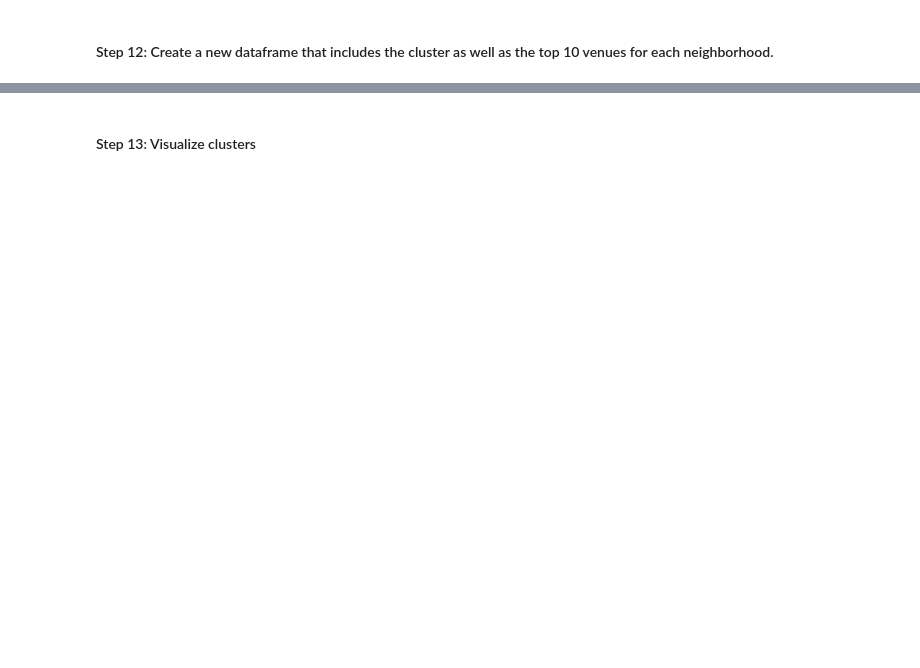
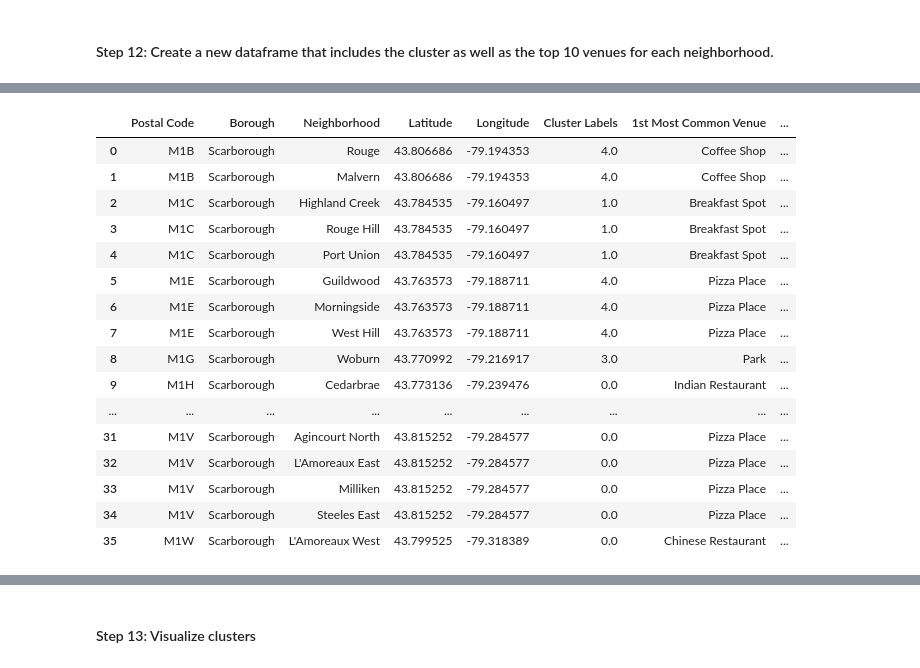
Before and after one commit to mojalica/Toronto-Neighborhoods, a Jupyter notebook: Toronto-Neighborhood-Clustering-3.ipynb, the cells around one changed output, grey strips where cells are left out. Cells and saved outputs as stored; diff of their text form; code cells hidden in the pictures; blank space fills up the shorter version.

```diff
--- a/Toronto-Neighborhood-Clustering-3.ipynb
+++ b/Toronto-Neighborhood-Clustering-3.ipynb
@@ -558,0 +580,26 @@ scarborough_merged.head() # check the last columns!
+# %%
+#Remove rows with NaN entries
+# True target = any column entry with 'NaN' --> it is only one entry with Postal Code M1X
+indexNames = scarborough_merged[ scarborough_merged['Postal Code'] == 'M1X' ].index
+
+# Deletes thise row indexes from dataFrame
+scarborough_merged.drop(indexNames , inplace=True)
+scarborough_merged
+# %% [output]
+|  | Postal Code | Borough | Neighborhood | Latitude | Longitude | Cluster Labels | 1st Most Common Venue | ... |
+| 0 | M1B | Scarborough | Rouge | 43.806686 | -79.194353 | 4.0 | Coffee Shop | ... |
+| 1 | M1B | Scarborough | Malvern | 43.806686 | -79.194353 | 4.0 | Coffee Shop | ... |
+| 2 | M1C | Scarborough | Highland Creek | 43.784535 | -79.160497 | 1.0 | Breakfast Spot | ... |
+| 3 | M1C | Scarborough | Rouge Hill | 43.784535 | -79.160497 | 1.0 | Breakfast Spot | ... |
+| 4 | M1C | Scarborough | Port Union | 43.784535 | -79.160497 | 1.0 | Breakfast Spot | ... |
+| 5 | M1E | Scarborough | Guildwood | 43.763573 | -79.188711 | 4.0 | Pizza Place | ... |
+| 6 | M1E | Scarborough | Morningside | 43.763573 | -79.188711 | 4.0 | Pizza Place | ... |
+| 7 | M1E | Scarborough | West Hill | 43.763573 | -79.188711 | 4.0 | Pizza Place | ... |
+| 8 | M1G | Scarborough | Woburn | 43.770992 | -79.216917 | 3.0 | Park | ... |
+| 9 | M1H | Scarborough | Cedarbrae | 43.773136 | -79.239476 | 0.0 | Indian Restaurant | ... |
+| ... | ... | ... | ... | ... | ... | ... | ... | ... |
+| 31 | M1V | Scarborough | Agincourt North | 43.815252 | -79.284577 | 0.0 | Pizza Place | ... |
+| 32 | M1V | Scarborough | L'Amoreaux East | 43.815252 | -79.284577 | 0.0 | Pizza Place | ... |
+| 33 | M1V | Scarborough | Milliken | 43.815252 | -79.284577 | 0.0 | Pizza Place | ... |
+| 34 | M1V | Scarborough | Steeles East | 43.815252 | -79.284577 | 0.0 | Pizza Place | ... |
+| 35 | M1W | Scarborough | L'Amoreaux West | 43.799525 | -79.318389 | 0.0 | Chinese Restaurant | ... |
```
Also changed, not shown: parts of 20 cells of this notebook.
